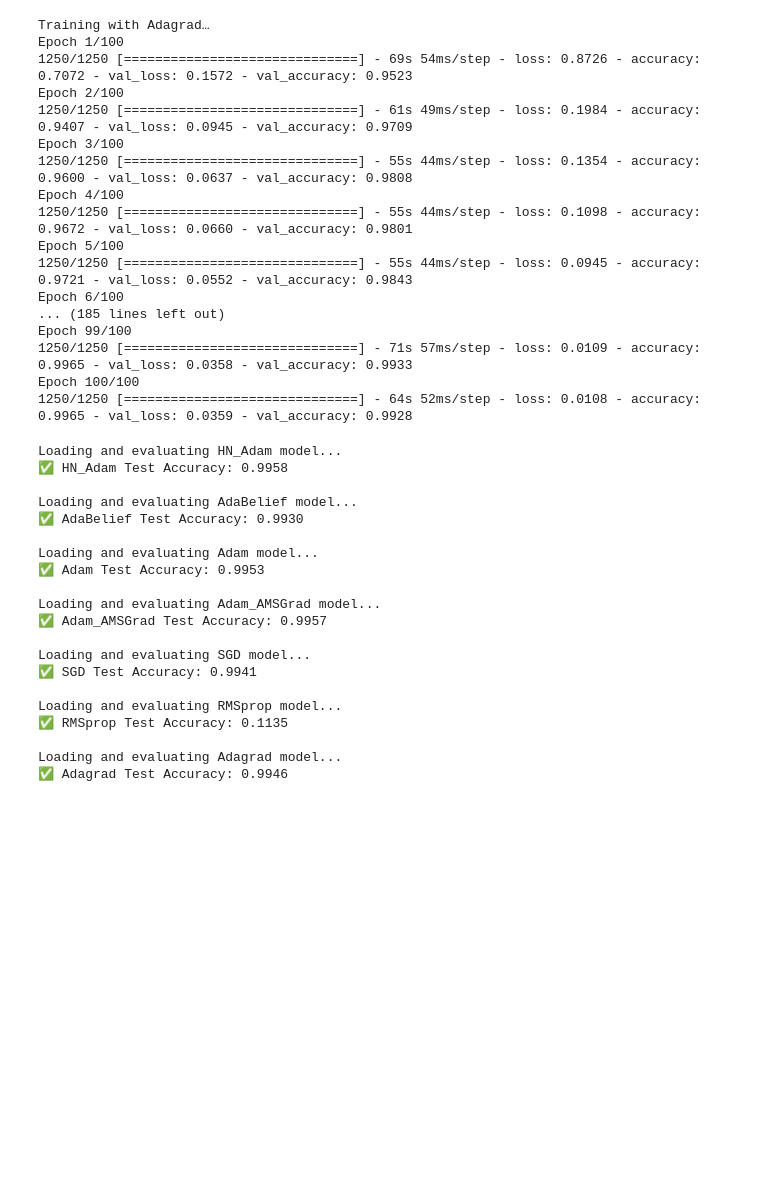
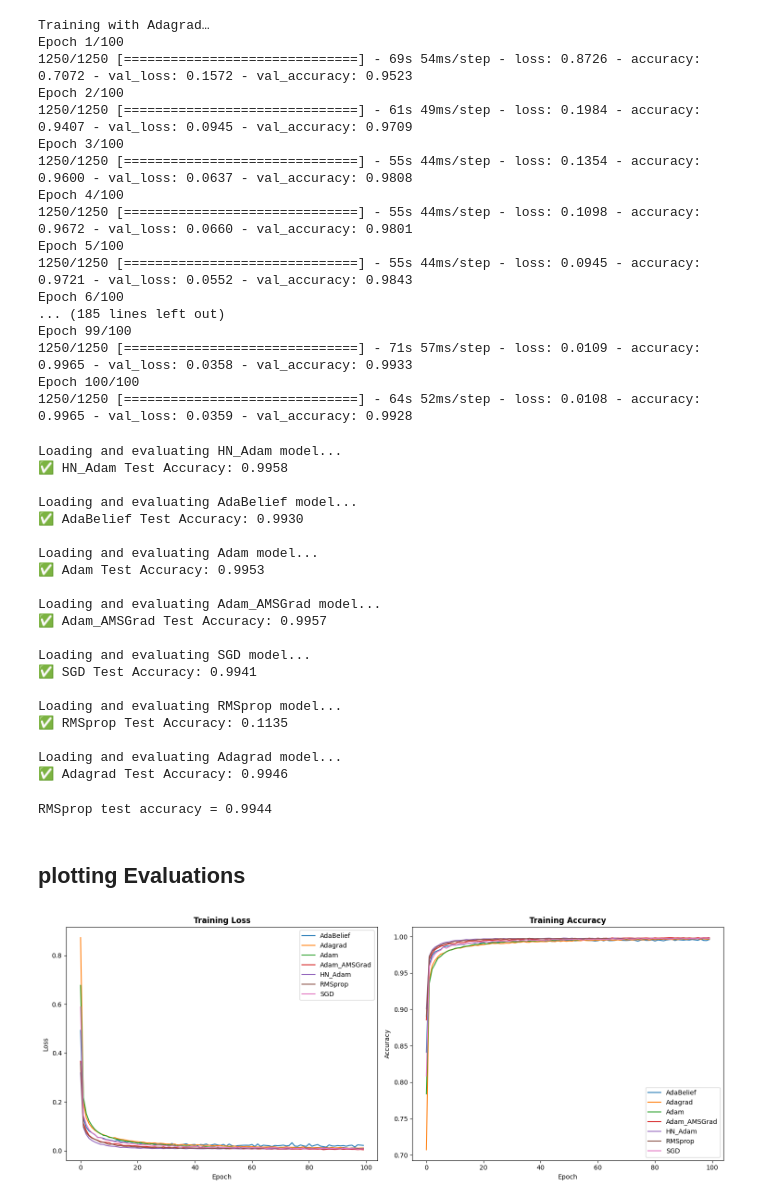
Before and after one commit to mostafa7hmmad/MnistHandwrittenDigit-CNN, a Jupyter notebook: data_augmentation_final.ipynb, the cells around one changed output. Cells and saved outputs as stored; diff of their text form; code cells hidden in the pictures; blank space fills up the shorter version.

```diff
--- a/data_augmentation_final.ipynb
+++ b/data_augmentation_final.ipynb
@@ -44,7 +239,7 @@ testD = ImageDataGenerator(
 )
 
 df_test = testD.flow_from_directory(
-    r"C:\Users\DAR-MG\Desktop\Hammad\mnist_dataset\test",
+    r"mnist_images\test",
     target_size=(28, 28),
     color_mode="grayscale",
     batch_size=32,
@@ -58,7 +253,7 @@ valD = ImageDataGenerator(
 )
 
 df_val = valD.flow_from_directory(
-    r"C:\Users\DAR-MG\Desktop\Hammad\mnist_dataset\val",
+    r"mnist_images\val",
     target_size=(28, 28),
     color_mode="grayscale",
     batch_size=32,
@@ -119,6 +314,7 @@ import pickle
 
 # 1. Learning rates
 learning_rates = {
+    'HN_Adam': 1e-3,  # Base LR before scheduler
     'Adam_AMSGrad': 5e-4,
     'AdaBelief': 1e-3,
     'Adam': 1e-4,
@@ -134,6 +330,7 @@ hnadam_lr_schedule = tf.keras.optimizers.schedules.ExponentialDecay(
 )
 
 optimizers_dict = {
+    'HN_Adam': lambda: HN_Adam(learning_rate=hnadam_lr_schedule),
     'Adam_AMSGrad': lambda: tf.keras.optimizers.Adam(learning_rate=learning_rates['Adam_AMSGrad'], amsgrad=True),
     'AdaBelief': lambda: AdaBelief(learning_rate=learning_rates['AdaBelief']),
     'Adam': lambda: tf.keras.optimizers.Adam(learning_rate=learning_rates['Adam']),
@@ -311,3 +505,21 @@ Loading and evaluating RMSprop model...
 
 Loading and evaluating Adagrad model...
 ✅ Adagrad Test Accuracy: 0.9946
+# %%
+from tensorflow.keras.optimizers import RMSprop
+
+model = create_model()
+
+model.load_weights('model_RMSprop.h5')
+
+model.compile(
+    optimizer=RMSprop(),
+    loss='sparse_categorical_crossentropy',
+    metrics=['accuracy']
+)
+loss, acc = model.evaluate(df_test, verbose=0)
+print(f"RMSprop test accuracy = {acc:.4f}")
+# %% [output]
+RMSprop test accuracy = 0.9944
+# %% [markdown]
+## **plotting Evaluations**
@@ -313,0 +547,27 @@ Loading and evaluating Adagrad model...
+# %%
+import matplotlib.pyplot as plt
+
+plt.figure(figsize=(15, 6))
+
+
+plt.subplot(1, 2, 1)
+for model, history in histories.items():
+    plt.plot(history['loss'], label=model)
+plt.title('Training Loss', fontsize=12, fontweight='bold')
+plt.xlabel('Epoch', fontsize=10)
+plt.ylabel('Loss', fontsize=10)
+plt.legend()
+
+# Training Accuracy
+plt.subplot(1, 2, 2)
+for model, history in histories.items():
+    plt.plot(history['accuracy'], label=model)
+plt.title('Training Accuracy', fontsize=12, fontweight='bold')
+plt.xlabel('Epoch', fontsize=10)
+plt.ylabel('Accuracy', fontsize=10)
+plt.legend()
+
+plt.tight_layout()
+plt.show()
+# %% [output]
+[figure, added]
```
Also changed, not shown: parts of 9 cells of this notebook, 3 other files.
